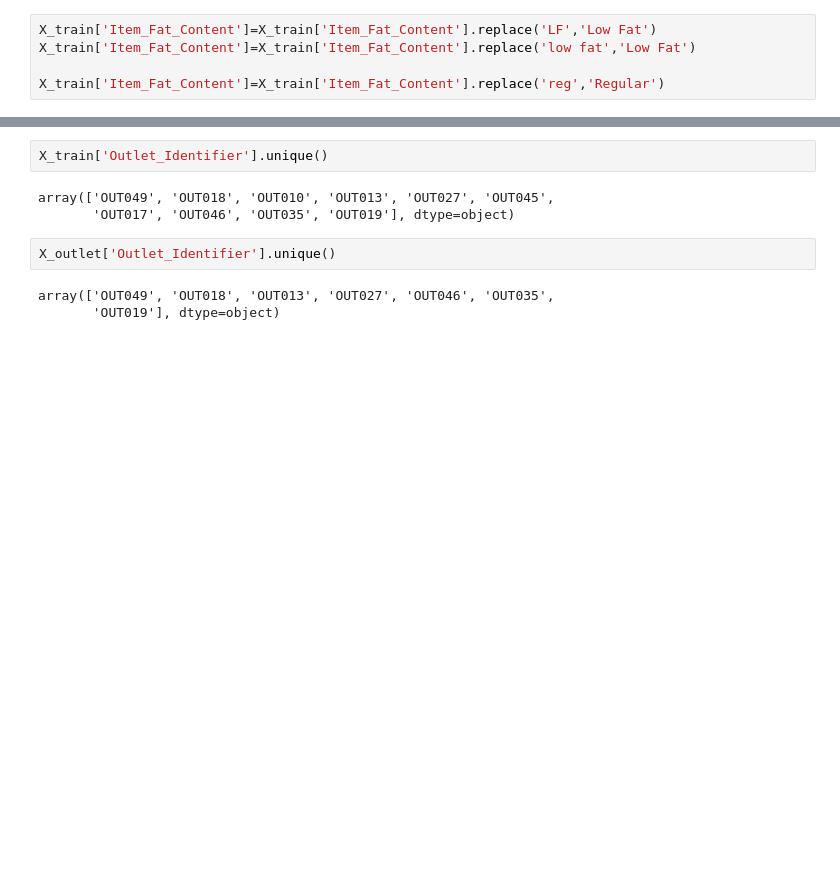
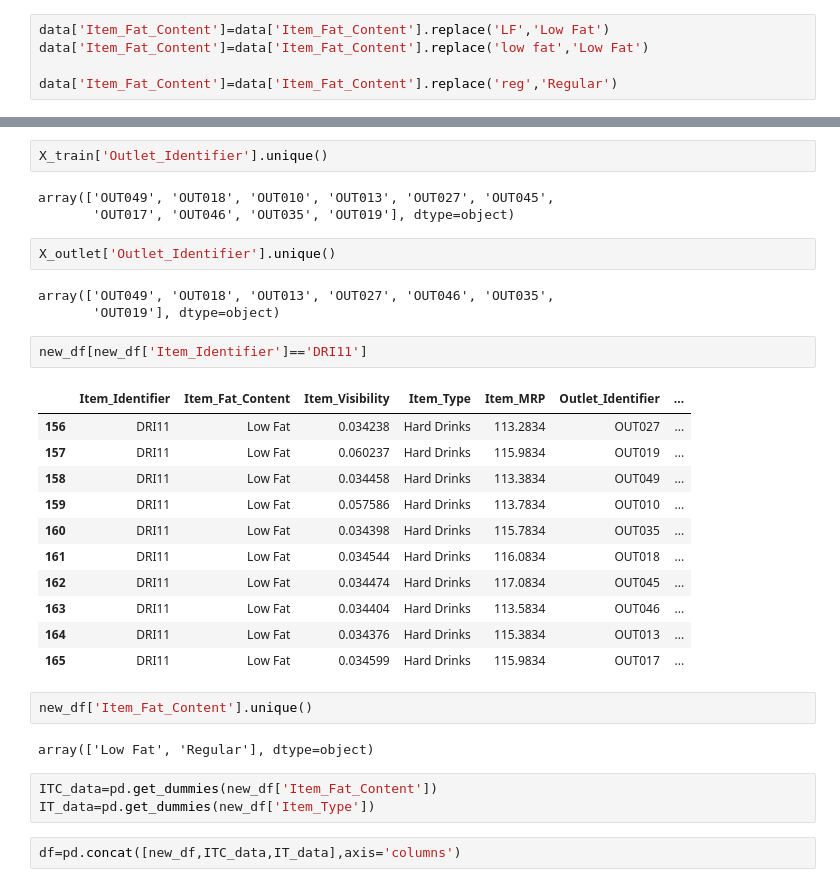
Before and after one commit to sagarbhadra7/Data-Science, a Jupyter notebook: Big_Mart_Sale.ipynb, the cells around one changed output, grey strips where cells are left out. Drawn from its saved outputs; the diff is of its cells as text; blank space fills up the shorter version.

```diff
--- a/Big_Mart_Sale.ipynb
+++ b/Big_Mart_Sale.ipynb
@@ -75,7 +100,7 @@ low fat     112
 Name: Item_Fat_Content, dtype: int64
 # %%
-X_train['Item_Fat_Content']=X_train['Item_Fat_Content'].replace('LF','Low Fat')
-X_train['Item_Fat_Content']=X_train['Item_Fat_Content'].replace('low fat','Low Fat')
+data['Item_Fat_Content']=data['Item_Fat_Content'].replace('LF','Low Fat')
+data['Item_Fat_Content']=data['Item_Fat_Content'].replace('low fat','Low Fat')
 
-X_train['Item_Fat_Content']=X_train['Item_Fat_Content'].replace('reg','Regular')
+data['Item_Fat_Content']=data['Item_Fat_Content'].replace('reg','Regular')
 # %%
@@ -295,3 +356,26 @@ X_outlet['Outlet_Identifier'].unique()
 # %% [output]
 array(['OUT049', 'OUT018', 'OUT013', 'OUT027', 'OUT046', 'OUT035',
        'OUT019'], dtype=object)
+# %%
+new_df[new_df['Item_Identifier']=='DRI11']
+# %% [output]
+|  | Item_Identifier | Item_Fat_Content | Item_Visibility | Item_Type | Item_MRP | Outlet_Identifier | ... |
+| 156 | DRI11 | Low Fat | 0.034238 | Hard Drinks | 113.2834 | OUT027 | ... |
+| 157 | DRI11 | Low Fat | 0.060237 | Hard Drinks | 115.9834 | OUT019 | ... |
+| 158 | DRI11 | Low Fat | 0.034458 | Hard Drinks | 113.3834 | OUT049 | ... |
+| 159 | DRI11 | Low Fat | 0.057586 | Hard Drinks | 113.7834 | OUT010 | ... |
+| 160 | DRI11 | Low Fat | 0.034398 | Hard Drinks | 115.7834 | OUT035 | ... |
+| 161 | DRI11 | Low Fat | 0.034544 | Hard Drinks | 116.0834 | OUT018 | ... |
+| 162 | DRI11 | Low Fat | 0.034474 | Hard Drinks | 117.0834 | OUT045 | ... |
+| 163 | DRI11 | Low Fat | 0.034404 | Hard Drinks | 113.5834 | OUT046 | ... |
+| 164 | DRI11 | Low Fat | 0.034376 | Hard Drinks | 115.3834 | OUT013 | ... |
+| 165 | DRI11 | Low Fat | 0.034599 | Hard Drinks | 115.9834 | OUT017 | ... |
+# %%
+new_df['Item_Fat_Content'].unique()
+# %% [output]
+array(['Low Fat', 'Regular'], dtype=object)
+# %%
+ITC_data=pd.get_dummies(new_df['Item_Fat_Content'])
+IT_data=pd.get_dummies(new_df['Item_Type'])
+# %%
+df=pd.concat([new_df,ITC_data,IT_data],axis='columns')
```
Also changed, not shown: parts of 50 cells of this notebook.
